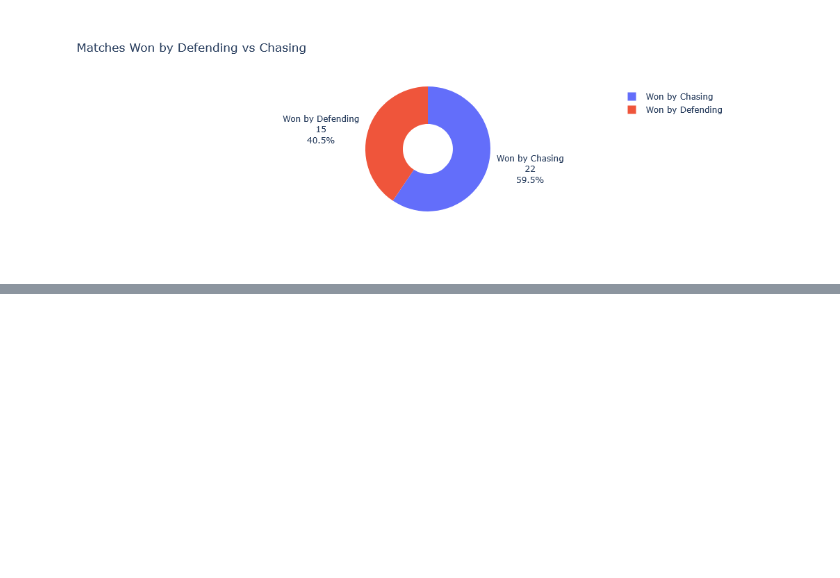
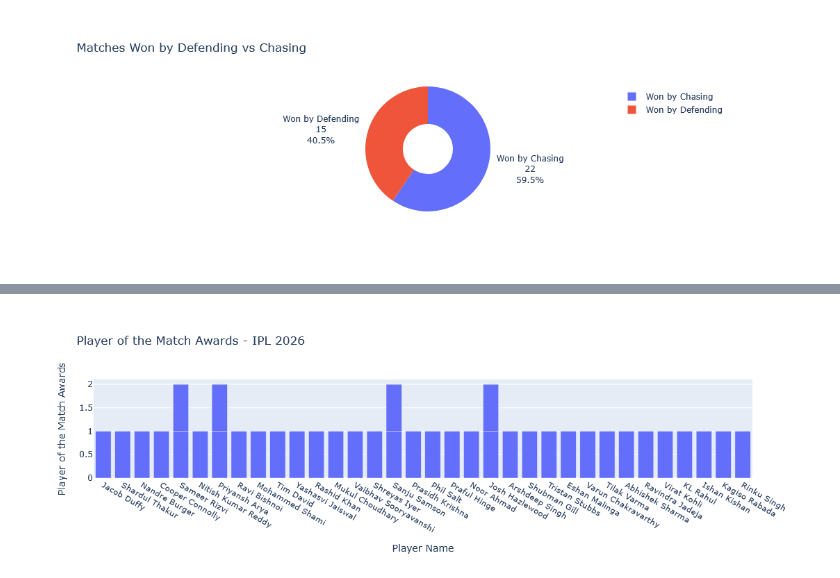
Before and after one commit to SAI01-05/Python_Data_Analysis_Mini_Project-2, a Jupyter notebook: IPL_2026_Analysis_First_39_Matches.ipynb, the cells around one changed output, grey strips where cells are left out. Cells and saved outputs as stored; diff of their text form; code cells hidden in the pictures; blank space fills up the shorter version.

```diff
--- a/IPL_2026_Analysis_First_39_Matches.ipynb
+++ b/IPL_2026_Analysis_First_39_Matches.ipynb
@@ -74,0 +88,13 @@ fig.show()
+# %%
+figure=px.bar(
+                data,
+                x="player_of_the_match",
+                title="Player of the Match Awards - IPL 2026",
+                labels={
+                    "count":"Player of the Match Awards",
+                    "player_of_the_match":"Player Name"
+                }
+            )
+figure.show()
+# %% [output]
+[figure, added]
```
Also changed, not shown: parts of 3 cells of this notebook.
